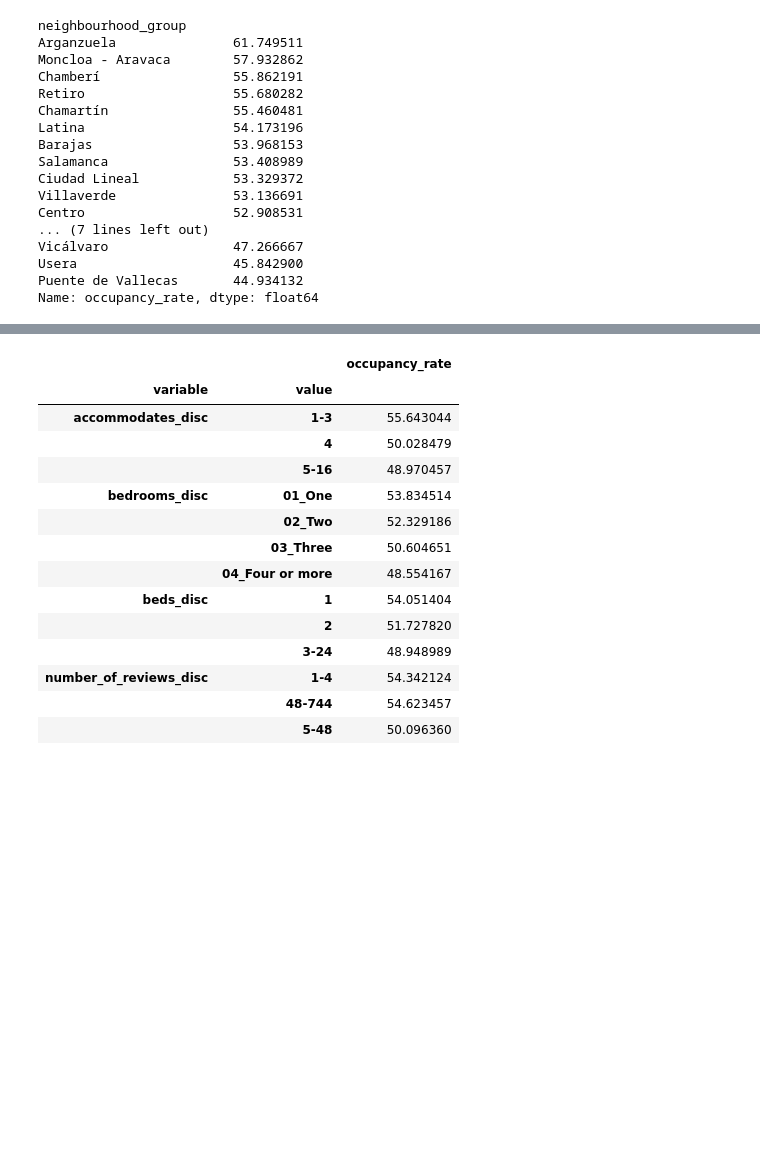
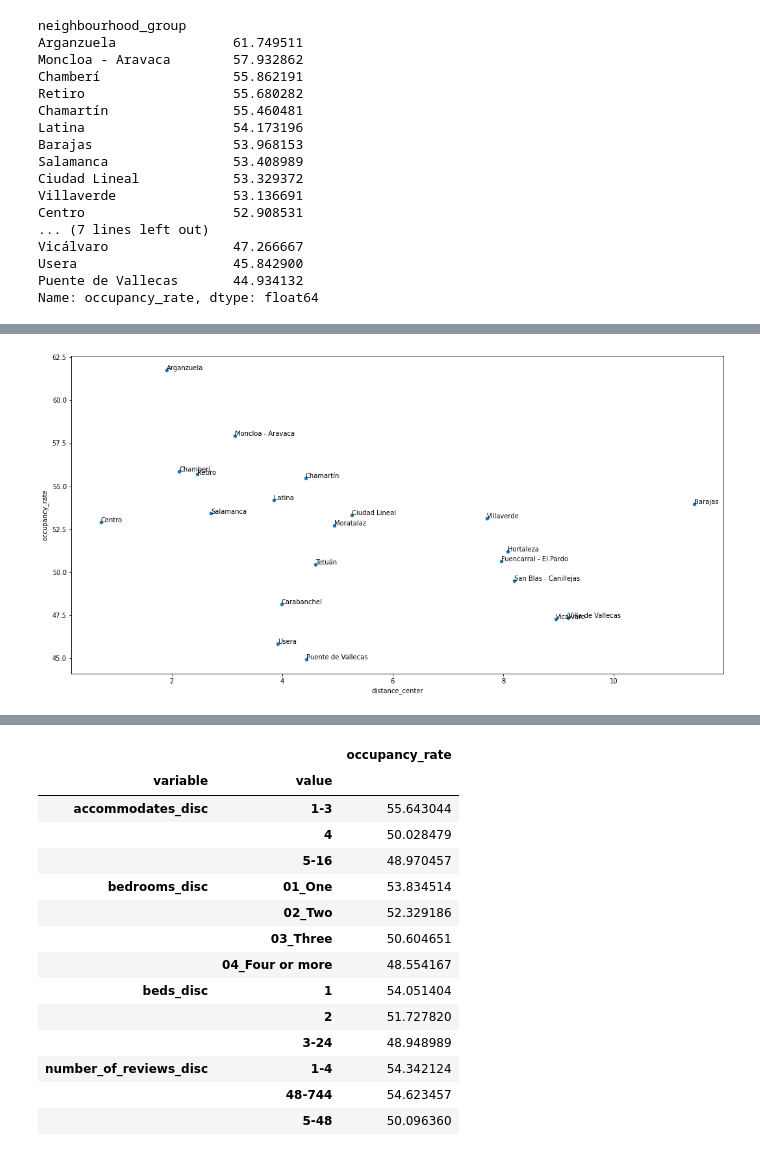
Before and after one commit to luis-cj/data-science-retail-market-madrid, a Jupyter notebook: retail_market_madrid_part_4.ipynb, the cells around one changed output, grey strips where cells are left out. Saved outputs shown, nothing was run; the diff lists cells and outputs as text; code cells hidden in the pictures; blank space fills up the shorter version.

```diff
--- a/retail_market_madrid_part_4.ipynb
+++ b/retail_market_madrid_part_4.ipynb
@@ -454,0 +476,11 @@ The largest demand is for Arganzuela, but there is nothing to highlight from her
+# %%
+temp = df.groupby("neighbourhood_group")[["occupancy_rate","distance_center"]].agg("mean")
+
+plt.figure(figsize = (18,9))
+sns.scatterplot(data = temp, x = "distance_center", y = "occupancy_rate")
+
+# Put the labels
+for i in range(0,temp.shape[0]):
+    plt.text(temp.distance_center[i], temp.occupancy_rate[i], temp.index[i])
+# %% [output]
+[figure, added]
```
Also changed, not shown: parts of 17 cells of this notebook.
